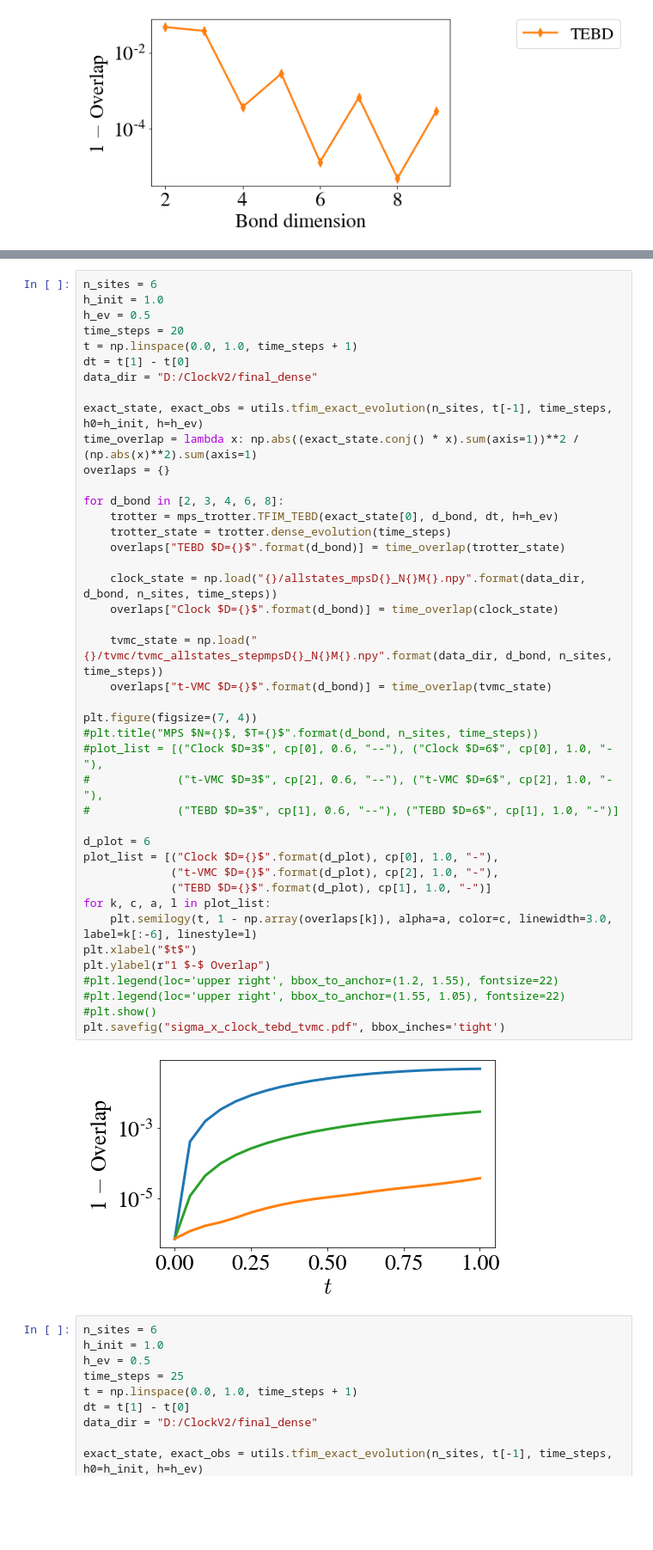
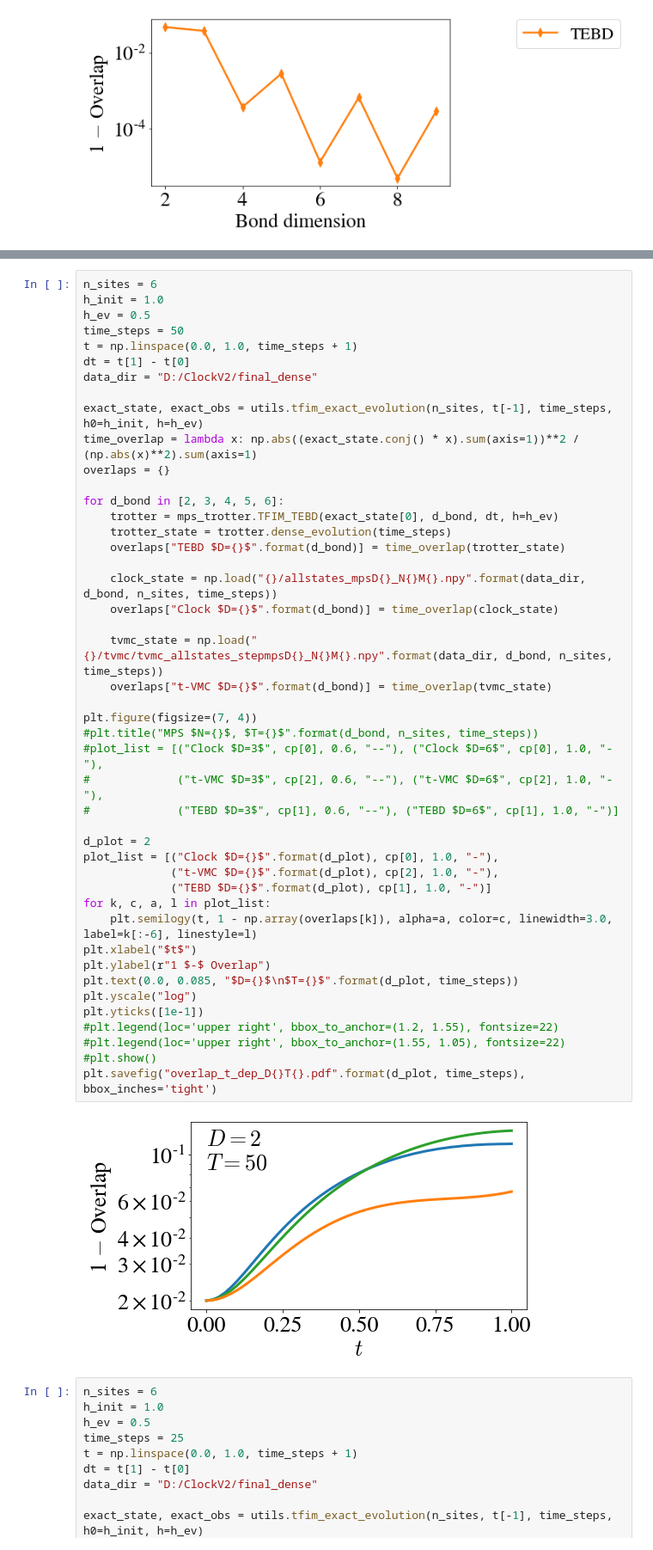
Before and after one commit to stavros11/Time-Evolution, a Jupyter notebook: mps_trotter.ipynb, the cells around one changed output, grey strips where cells are left out. Shown: that part at 86% size. Cells and saved outputs as stored; diff of their text form; blank space fills up the shorter version.

Commit message:
New plots

```diff
--- a/mps_trotter.ipynb
+++ b/mps_trotter.ipynb
@@ -211,7 +349,7 @@ plt.show()
 n_sites = 6
 h_init = 1.0
 h_ev = 0.5
-time_steps = 20
+time_steps = 50
 t = np.linspace(0.0, 1.0, time_steps + 1)
 dt = t[1] - t[0]
 data_dir = "D:/ClockV2/final_dense"
@@ -220,37 +358,40 @@ exact_state, exact_obs = utils.tfim_exact_evolution(n_sites, t[-1], time_steps,
 time_overlap = lambda x: np.abs((exact_state.conj() * x).sum(axis=1))**2 / (np.abs(x)**2).sum(axis=1)
 overlaps = {}
 
-for d_bond in [2, 3, 4, 6, 8]:
+for d_bond in [2, 3, 4, 5, 6]:
     trotter = mps_trotter.TFIM_TEBD(exact_state[0], d_bond, dt, h=h_ev)
     trotter_state = trotter.dense_evolution(time_steps)
     overlaps["TEBD $D={}$".format(d_bond)] = time_overlap(trotter_state)
 
     clock_state = np.load("{}/allstates_mpsD{}_N{}M{}.npy".format(data_dir, d_bond, n_sites, time_steps))
     overlaps["Clock $D={}$".format(d_bond)] = time_overlap(clock_state)
 
     tvmc_state = np.load("{}/tvmc/tvmc_allstates_stepmpsD{}_N{}M{}.npy".format(data_dir, d_bond, n_sites, time_steps))
     overlaps["t-VMC $D={}$".format(d_bond)] = time_overlap(tvmc_state)
 
 plt.figure(figsize=(7, 4))
 #plt.title("MPS $N={}$, $T={}$".format(d_bond, n_sites, time_steps))
 #plot_list = [("Clock $D=3$", cp[0], 0.6, "--"), ("Clock $D=6$", cp[0], 1.0, "-"),
 #             ("t-VMC $D=3$", cp[2], 0.6, "--"), ("t-VMC $D=6$", cp[2], 1.0, "-"),
 #             ("TEBD $D=3$", cp[1], 0.6, "--"), ("TEBD $D=6$", cp[1], 1.0, "-")]
 
-d_plot = 6
+d_plot = 2
 plot_list = [("Clock $D={}$".format(d_plot), cp[0], 1.0, "-"),
              ("t-VMC $D={}$".format(d_plot), cp[2], 1.0, "-"),
              ("TEBD $D={}$".format(d_plot), cp[1], 1.0, "-")]
 for k, c, a, l in plot_list:
     plt.semilogy(t, 1 - np.array(overlaps[k]), alpha=a, color=c, linewidth=3.0, label=k[:-6], linestyle=l)
 plt.xlabel("$t$")
 plt.ylabel(r"1 $-$ Overlap")
+plt.text(0.0, 0.085, "$D={}$\n$T={}$".format(d_plot, time_steps))
+plt.yscale("log")
+plt.yticks([1e-1])
 #plt.legend(loc='upper right', bbox_to_anchor=(1.2, 1.55), fontsize=22)
 #plt.legend(loc='upper right', bbox_to_anchor=(1.55, 1.05), fontsize=22)
 #plt.show()
-plt.savefig("sigma_x_clock_tebd_tvmc.pdf", bbox_inches='tight')
+plt.savefig("overlap_t_dep_D{}T{}.pdf".format(d_plot, time_steps), bbox_inches='tight')
 # %% [output]
-[figure, old version]
+[figure, new version]
 # %%
 n_sites = 6
 h_init = 1.0
```
Also changed, not shown: parts of 5 cells of this notebook.
